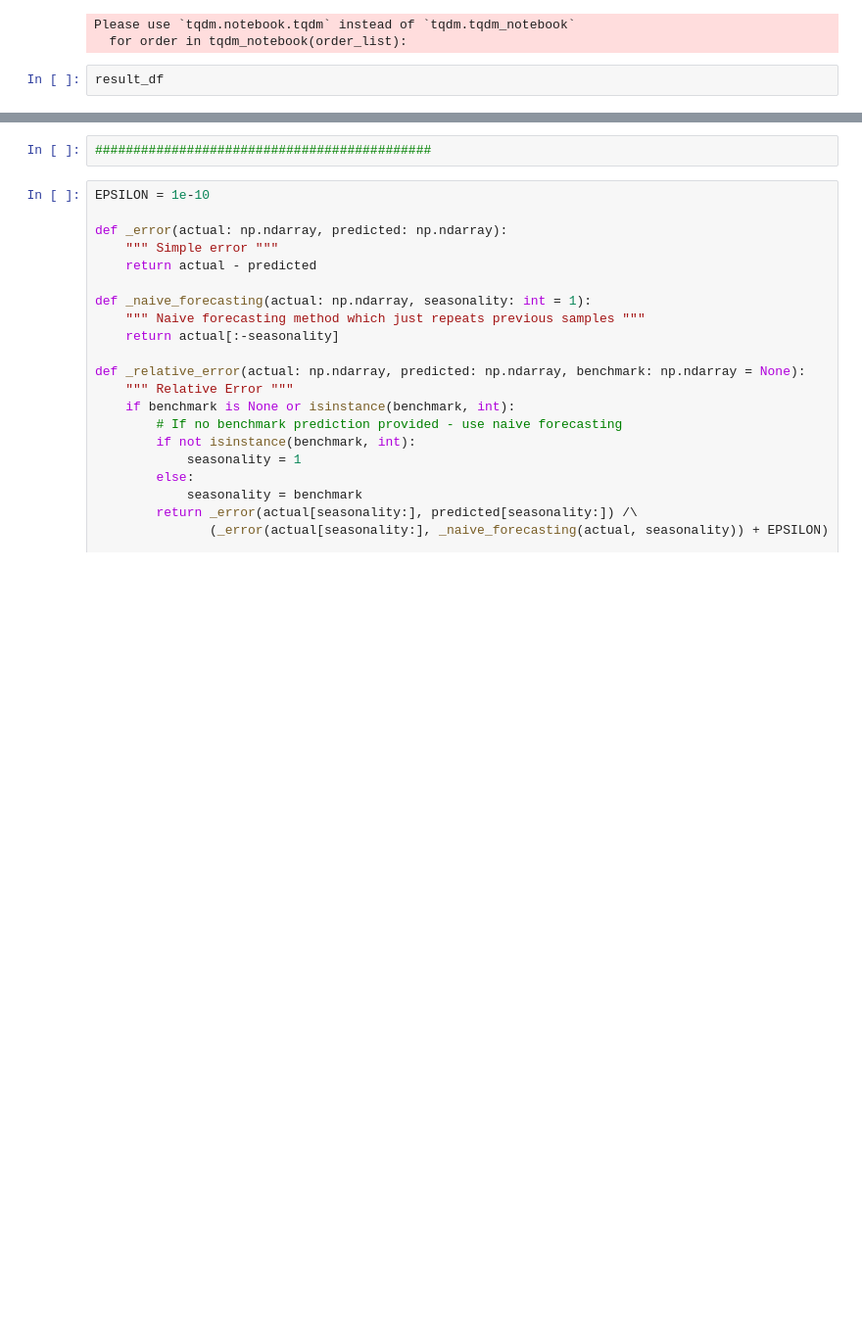
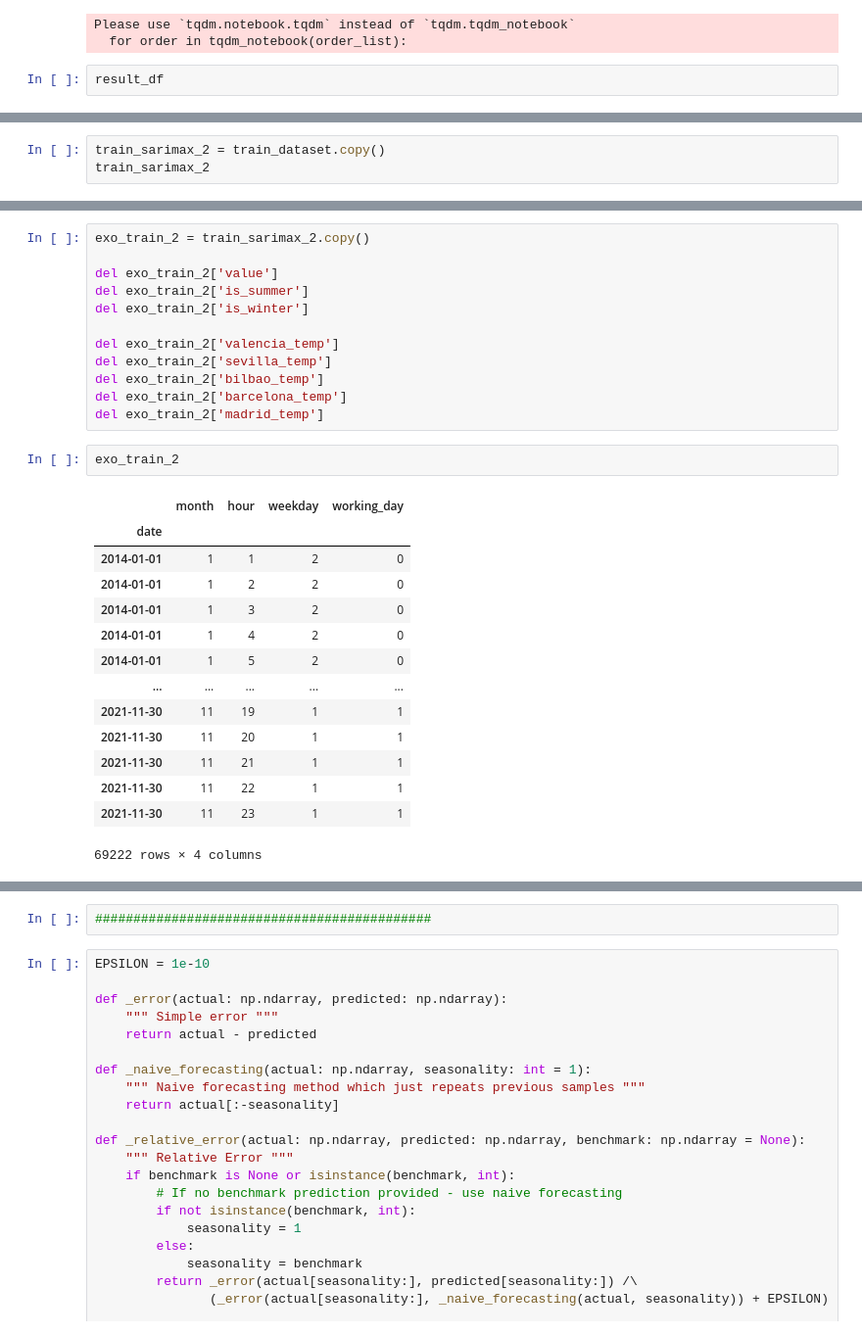
Before and after one commit to BernardoJoseLlamasVerna/tfm_data_science, a Jupyter notebook: version_0/Electric_Demand_Refactor/models/SARIMAX/SARIMAX_TEST.ipynb, the cells around one changed output, grey strips where cells are left out. Shown at 98% size. Cells and saved outputs as stored; diff of their text form; blank space fills up the shorter version.

Commit message:
SARIMAX scenarios 1, 2, 3 defined

```diff
--- a/version_0/Electric_Demand_Refactor/models/SARIMAX/SARIMAX_TEST.ipynb
+++ b/version_0/Electric_Demand_Refactor/models/SARIMAX/SARIMAX_TEST.ipynb
@@ -348,0 +352,3 @@ result_df
+# %%
+train_sarimax_2 = train_dataset.copy()
+train_sarimax_2
@@ -348,0 +388,29 @@ result_df
+# %%
+exo_train_2 = train_sarimax_2.copy()
+
+del exo_train_2['value']
+del exo_train_2['is_summer']
+del exo_train_2['is_winter']
+
+del exo_train_2['valencia_temp']
+del exo_train_2['sevilla_temp']
+del exo_train_2['bilbao_temp']
+del exo_train_2['barcelona_temp']
+del exo_train_2['madrid_temp']
+# %%
+exo_train_2
+# %% [output]
+|  | month | hour | weekday | working_day |
+| date |  |  |  |  |
+| 2014-01-01 | 1 | 1 | 2 | 0 |
+| 2014-01-01 | 1 | 2 | 2 | 0 |
+| 2014-01-01 | 1 | 3 | 2 | 0 |
+| 2014-01-01 | 1 | 4 | 2 | 0 |
+| 2014-01-01 | 1 | 5 | 2 | 0 |
+| ... | ... | ... | ... | ... |
+| 2021-11-30 | 11 | 19 | 1 | 1 |
+| 2021-11-30 | 11 | 20 | 1 | 1 |
+| 2021-11-30 | 11 | 21 | 1 | 1 |
+| 2021-11-30 | 11 | 22 | 1 | 1 |
+| 2021-11-30 | 11 | 23 | 1 | 1 |
+69222 rows × 4 columns
```
Also changed, not shown: parts of 13 cells of this notebook.
